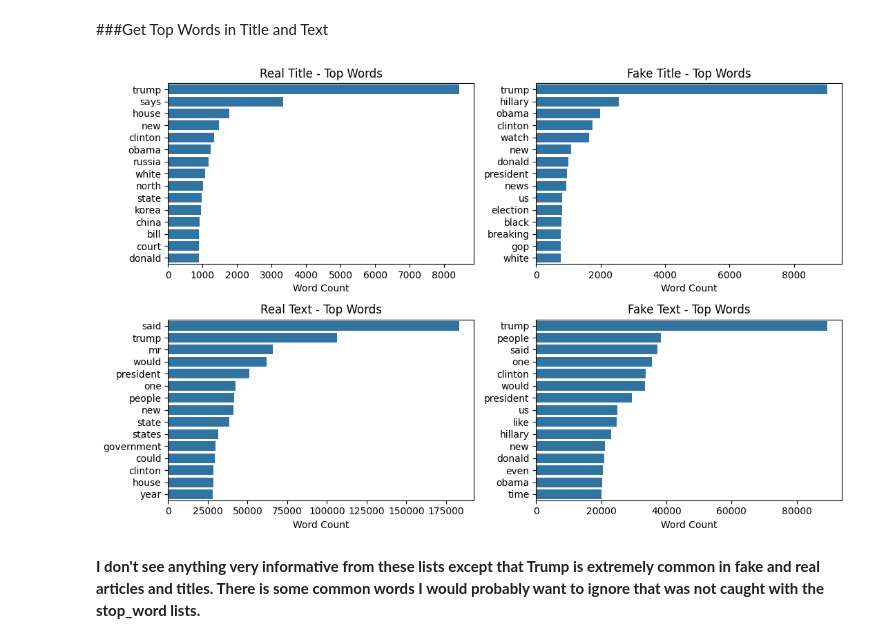
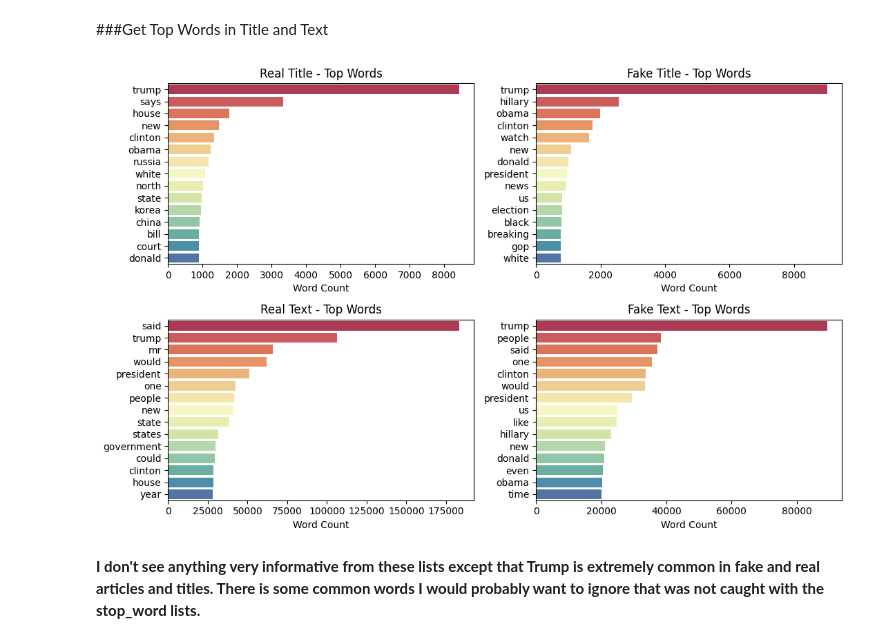
Before and after one commit to desireedisco/MSDS-Machine-Learning-Supervised, a Jupyter notebook: 0_Report.ipynb, the cells around one changed output. Saved outputs shown, nothing was run; the diff lists cells and outputs as text; code cells hidden in the pictures.

```diff
--- a/0_Report.ipynb
+++ b/0_Report.ipynb
@@ -230,33 +230,33 @@ def get_top_n_words(label, column, n=None):
 # %%
 # use barplots to show top words for title and text for each label
 # I am using the tokenized text columns
 fig, ((ax1, ax2),(ax3, ax4)) = plt.subplots(figsize=(11, 7), nrows=2, ncols=2)
 
 # I choose to show the top 15 words
 words, freq = get_top_n_words(0, 'title_tokens_to_text', 15)
-sns.barplot(x=freq, y=words, ax=ax1)
+sns.barplot(x=freq, y=words, hue=words, palette='Spectral', ax=ax1)
 ax1.set_title('Real Title - Top Words')
 ax1.set_xlabel('Word Count')
 
 words, freq = get_top_n_words(1, 'title_tokens_to_text', 15)
-sns.barplot(x=freq, y=words, ax=ax2)
+sns.barplot(x=freq, y=words, hue=words, palette='Spectral', ax=ax2)
 ax2.set_title('Fake Title - Top Words')
 ax2.set_xlabel('Word Count')
 
 words, freq = get_top_n_words(0, 'text_tokens_to_text', 15)
-sns.barplot(x=freq, y=words, ax=ax3)
+sns.barplot(x=freq, y=words, hue=words, palette='Spectral', ax=ax3)
 ax3.set_title('Real Text - Top Words')
 ax3.set_xlabel('Word Count')
 
 words, freq = get_top_n_words(1, 'text_tokens_to_text', 15)
-sns.barplot(x=freq, y=words, ax=ax4)
+sns.barplot(x=freq, y=words, hue=words, palette='Spectral', ax=ax4)
 ax4.set_title('Fake Text - Top Words')
 ax4.set_xlabel('Word Count')
 
 plt.tight_layout()
 plt.show()
 # %% [output]
-[figure, old version]
+[figure, new version]
 # %% [markdown]
 **I don't see anything very informative from these lists except that Trump is extremely common in fake and real articles and titles. There is some common words I would probably want to ignore that was not caught with the stop_word lists.**
 # %% [markdown]
```
Also changed, not shown: parts of 15 cells of this notebook.
